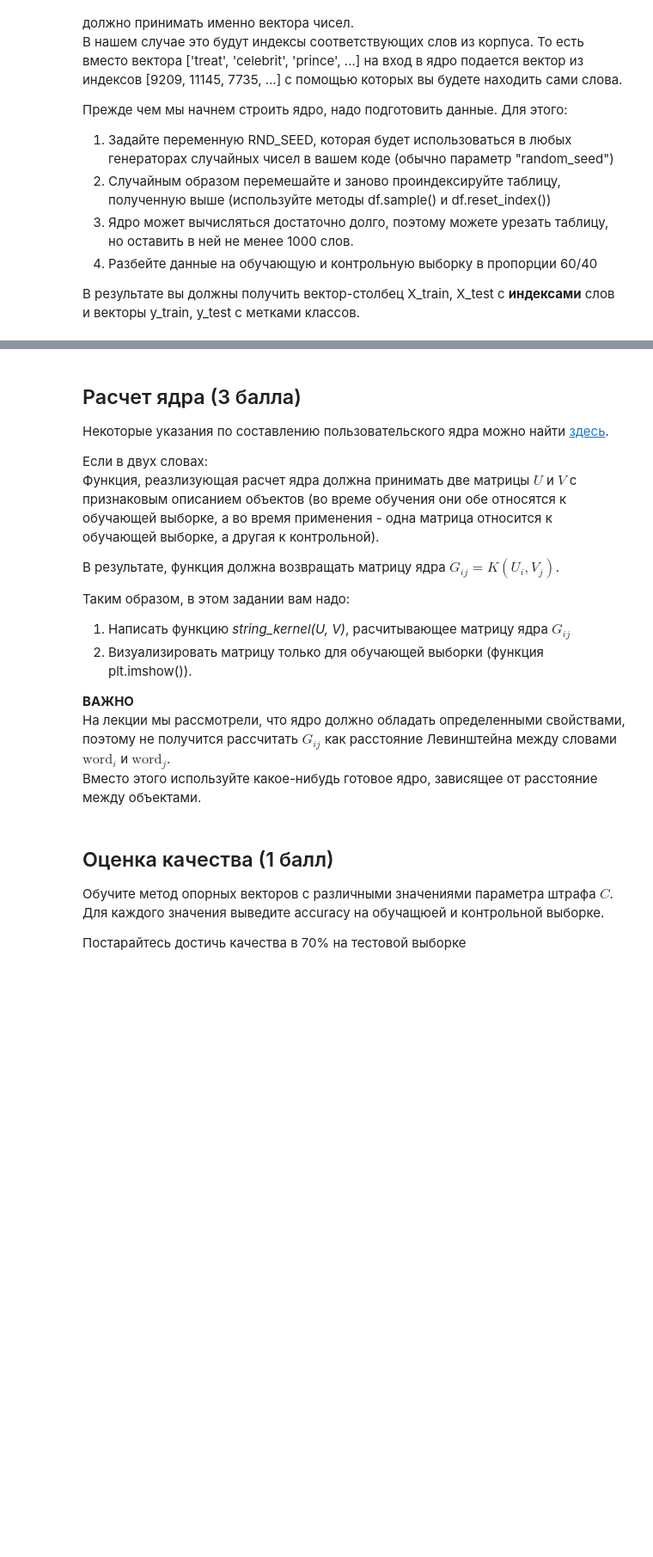
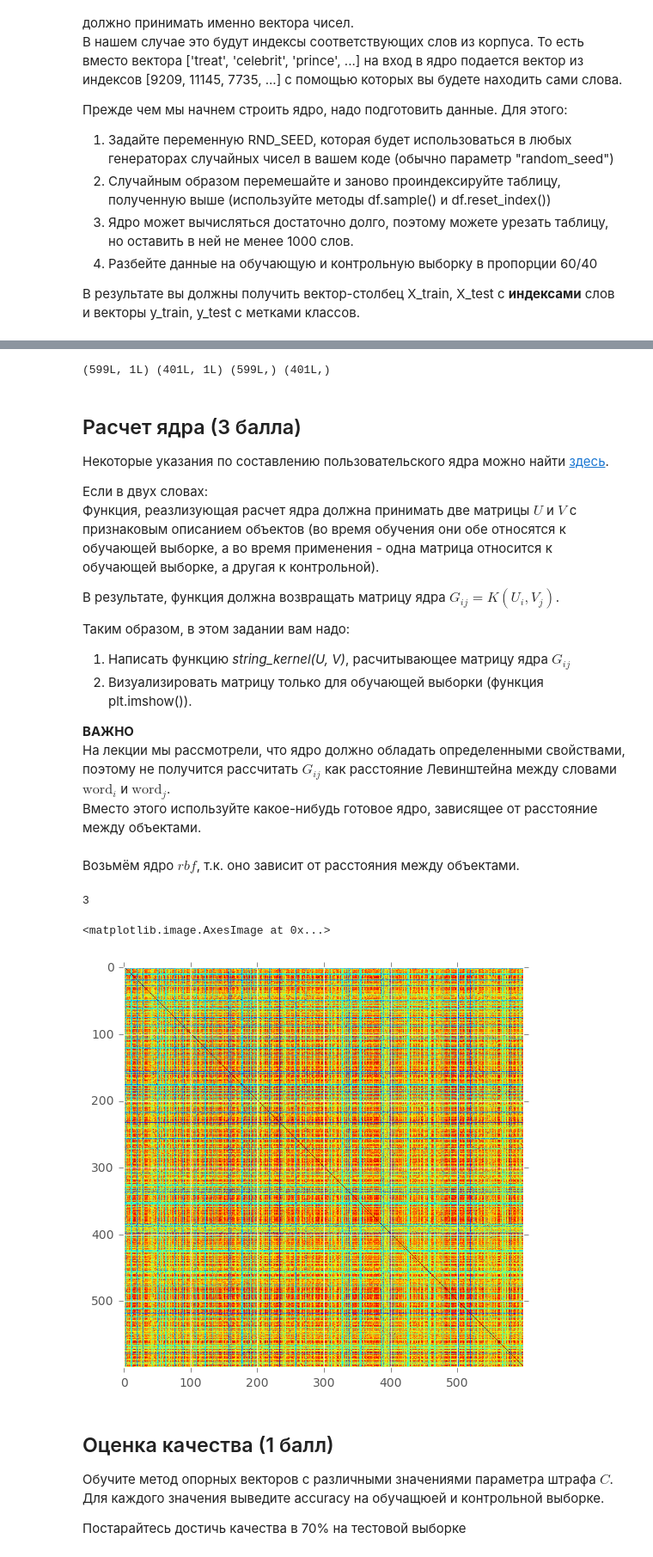
Before and after one commit to sergotail/homeworks, a Jupyter notebook: DM_1/hw5-svm/hw5-svm.ipynb, the cells around one changed output, grey strips where cells are left out. Shown at 86% size. Drawn from its saved outputs; the diff is of its cells as text; code cells hidden in the pictures; blank space fills up the shorter version.

```diff
--- a/DM_1/hw5-svm/hw5-svm.ipynb
+++ b/DM_1/hw5-svm/hw5-svm.ipynb
@@ -241,10 +316,24 @@ RND_SEED = ...
+# %%
+D = wap_df[['index', 'word']].set_index('index').to_dict(orient='dict')['word']
+# %%
+min_dataset_size = 1000
+fraction = float(min_dataset_size) / float(wap_df.shape[0])
+X = wap_df.loc[:, 'index'].values[:, np.newaxis]
+y = wap_df.loc[:, 'label'].values
+X_train, X_test, y_train, y_test = train_test_split(X, y, train_size=fraction * 0.6,
+                                                    test_size=fraction * 0.4,
+                                                    stratify=y,
+                                                    random_state=RND_SEED)
+print X_train.shape, X_test.shape, y_train.shape, y_test.shape
+# %% [output]
+(599L, 1L) (401L, 1L) (599L,) (401L,)
 # %% [markdown]
 ## Расчет ядра (3 балла)
 
 Некоторые указания по составлению пользовательского ядра можно найти [здесь](http://stackoverflow.com/questions/26962159/how-to-use-a-custom-svm-kernel).
 
 Если в двух словах:<br/>
-Функция, реазлизующая расчет ядра должна принимать две матрицы $U$ и $V$ с признаковым описанием объектов (во време обучения они обе относятся к обучающей выборке, а во время применения - одна матрица относится к обучающей выборке, а другая к контрольной).
+Функция, реазлизующая расчет ядра должна принимать две матрицы $U$ и $V$ с признаковым описанием объектов (во время обучения они обе относятся к обучающей выборке, а во время применения - одна матрица относится к обучающей выборке, а другая к контрольной).
 
 В результате, функция должна возвращать матрицу ядра $G_{ij} = K(U_i, V_j)$.
 
@@ -265,3 +347,32 @@ plt.imshow(G)
+# %% [markdown]
+Возьмём ядро $rbf$, т.к. оно зависит от расстояния между объектами.
+# %%
+levenschtein('fff', '-1')
+# %% [output]
+3
+# %%
+def rbf(metric, x1, x2, gamma, degree):
+    return np.exp(-gamma * np.power(metric(x1, x2), degree))
+
+def laplacian_kernel_leven(x1, x2, gamma):
+    return rbf(levenschtein, x1, x2, gamma, 1)
+
+def rbf_kernel_leven(x1, x2, gamma):
+    return rbf(levenschtein, x1, x2, gamma, 2)
+# %%
+def string_kernel_proxy(U, V, kernel, gamma, dictionary):
+    G = np.empty((U.shape[0], V.shape[0]), dtype=np.float64)
+    for i, x in enumerate(U):
+        for j, y in enumerate(V):
+            G[i, j] = kernel(dictionary[x[0]], dictionary[y[0]], gamma)
+    return G
+# %%
+string_kernel = partial(string_kernel_proxy, kernel=rbf_kernel_leven, gamma=0.1, dictionary=D)
+G = string_kernel(X_train, X_train)
+plt.imshow(G)
+# %% [output]
+<matplotlib.image.AxesImage at 0x...>
+[figure, added]
 # %% [markdown]
 ## Оценка качества (1 балл)
 
```
Also changed, not shown: parts of 24 cells of this notebook.
